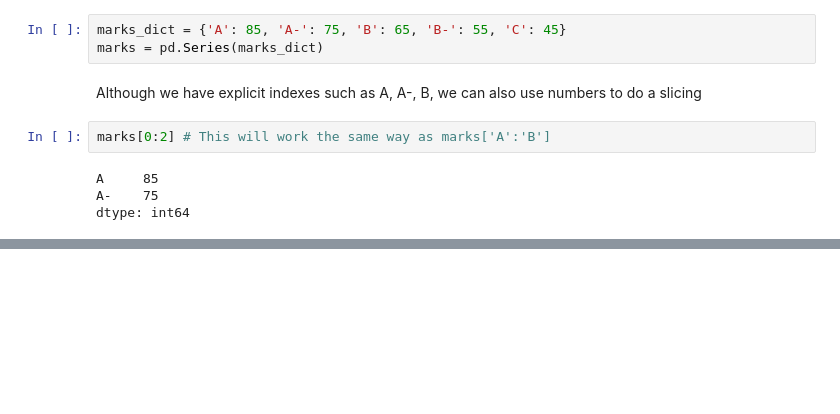
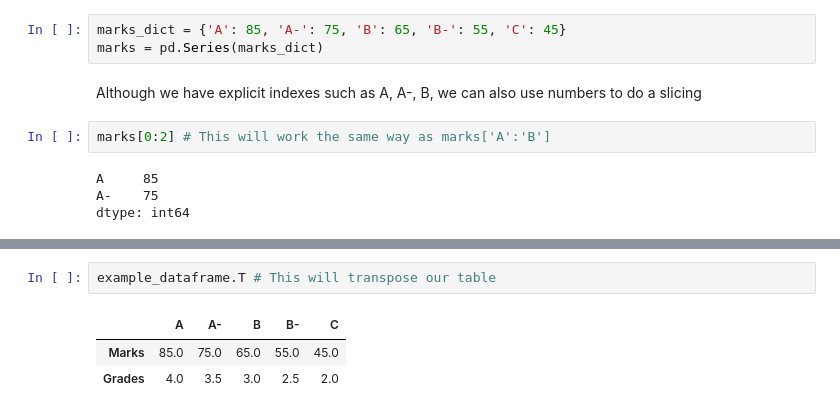
Before and after one commit to tarsojabbes/basics-data-analysis, a Jupyter notebook: IntroductionToPandas.ipynb, the cells around one changed output, grey strips where cells are left out. Cells and saved outputs as stored; diff of their text form; blank space fills up the shorter version.

```diff
--- a/IntroductionToPandas.ipynb
+++ b/IntroductionToPandas.ipynb
@@ -54,0 +68,6 @@ dtype: int64
+# %%
+example_dataframe.T # This will transpose our table
+# %% [output]
+|  | A | A- | B | B- | C |
+| Marks | 85.0 | 75.0 | 65.0 | 55.0 | 45.0 |
+| Grades | 4.0 | 3.5 | 3.0 | 2.5 | 2.0 |
```
Also changed, not shown: parts of 25 cells of this notebook.
